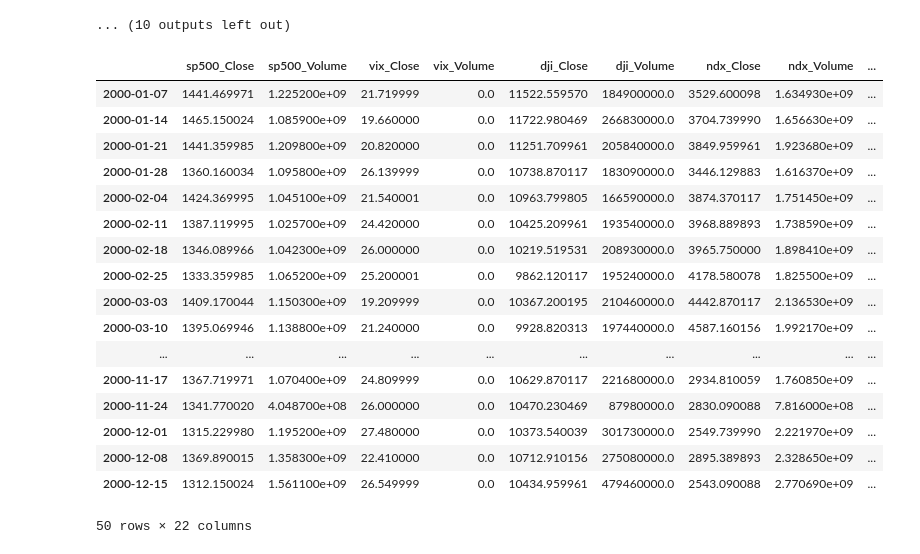
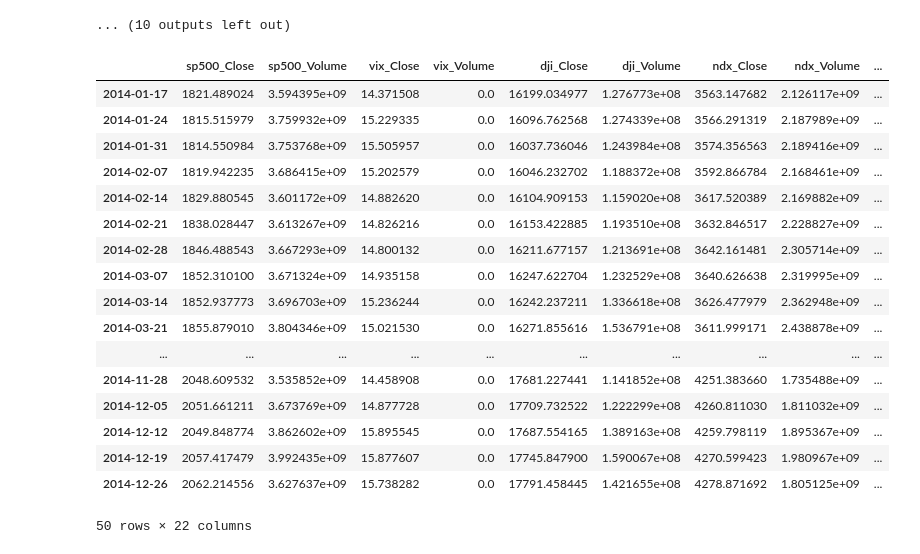
Before and after one commit to silvanaribeiro/dissertacao, a Jupyter notebook: 06.02_Imputing with Tsmoothie Kalman FIlter.ipynb, the cells around one changed output. Saved outputs shown, nothing was run; the diff lists cells and outputs as text; code cells hidden in the pictures.

```diff
--- a/06.02_Imputing with Tsmoothie Kalman FIlter.ipynb
+++ b/06.02_Imputing with Tsmoothie Kalman FIlter.ipynb
@@ -16,7 +16,7 @@ df_train = df.loc['2000-01-01':'2015-01-01'] #Selecting training data
 smoother_train = KalmanSmoother(component='level_longseason',
                           component_noise={'level':0.1, 'longseason':0.1},
                           n_longseasons=365)
-smoother_train.smooth(df_train.T)
+smoother_train = smoother_train.smooth(df_train.T)
 
 smoother_test = KalmanSmoother(component='level_longseason',
                           component_noise={'level':0.1, 'longseason':0.1},
@@ -65,26 +65,26 @@ for i, name in enumerate(df_test.columns):
 [figure]
 ... (10 outputs left out)
 # %%
-df_train_complete = pd.DataFrame(data = smoother_train.data.T, index = df_train.index, columns= df_train.columns)
-df_test_complete = pd.DataFrame(data = smoother_test.data.T, index = df_test.index, columns= df_test.columns)
+df_train_complete = pd.DataFrame(data = smoother_train.smooth_data.T, index = df_train.index, columns= df_train.columns)
+df_test_complete = pd.DataFrame(data = smoother_test.smooth_data.T, index = df_test.index, columns= df_test.columns)
 # %%
-df_train_complete.head(50)
+df_train_complete.tail(50)
 # %% [output]
 |  | sp500_Close | sp500_Volume | vix_Close | vix_Volume | dji_Close | dji_Volume | ndx_Close | ndx_Volume | ... |
-| 2000-01-07 | 1441.469971 | 1.225200e+09 | 21.719999 | 0.0 | 11522.559570 | 184900000.0 | 3529.600098 | 1.634930e+09 | ... |
-| 2000-01-14 | 1465.150024 | 1.085900e+09 | 19.660000 | 0.0 | 11722.980469 | 266830000.0 | 3704.739990 | 1.656630e+09 | ... |
-| 2000-01-21 | 1441.359985 | 1.209800e+09 | 20.820000 | 0.0 | 11251.709961 | 205840000.0 | 3849.959961 | 1.923680e+09 | ... |
-| 2000-01-28 | 1360.160034 | 1.095800e+09 | 26.139999 | 0.0 | 10738.870117 | 183090000.0 | 3446.129883 | 1.616370e+09 | ... |
-| 2000-02-04 | 1424.369995 | 1.045100e+09 | 21.540001 | 0.0 | 10963.799805 | 166590000.0 | 3874.370117 | 1.751450e+09 | ... |
-| 2000-02-11 | 1387.119995 | 1.025700e+09 | 24.420000 | 0.0 | 10425.209961 | 193540000.0 | 3968.889893 | 1.738590e+09 | ... |
-| 2000-02-18 | 1346.089966 | 1.042300e+09 | 26.000000 | 0.0 | 10219.519531 | 208930000.0 | 3965.750000 | 1.898410e+09 | ... |
-| 2000-02-25 | 1333.359985 | 1.065200e+09 | 25.200001 | 0.0 | 9862.120117 | 195240000.0 | 4178.580078 | 1.825500e+09 | ... |
-| 2000-03-03 | 1409.170044 | 1.150300e+09 | 19.209999 | 0.0 | 10367.200195 | 210460000.0 | 4442.870117 | 2.136530e+09 | ... |
-| 2000-03-10 | 1395.069946 | 1.138800e+09 | 21.240000 | 0.0 | 9928.820313 | 197440000.0 | 4587.160156 | 1.992170e+09 | ... |
+| 2014-01-17 | 1821.489024 | 3.594395e+09 | 14.371508 | 0.0 | 16199.034977 | 1.276773e+08 | 3563.147682 | 2.126117e+09 | ... |
+| 2014-01-24 | 1815.515979 | 3.759932e+09 | 15.229335 | 0.0 | 16096.762568 | 1.274339e+08 | 3566.291319 | 2.187989e+09 | ... |
+| 2014-01-31 | 1814.550984 | 3.753768e+09 | 15.505957 | 0.0 | 16037.736046 | 1.243984e+08 | 3574.356563 | 2.189416e+09 | ... |
+| 2014-02-07 | 1819.942235 | 3.686415e+09 | 15.202579 | 0.0 | 16046.232702 | 1.188372e+08 | 3592.866784 | 2.168461e+09 | ... |
+| 2014-02-14 | 1829.880545 | 3.601172e+09 | 14.882620 | 0.0 | 16104.909153 | 1.159020e+08 | 3617.520389 | 2.169882e+09 | ... |
+| 2014-02-21 | 1838.028447 | 3.613267e+09 | 14.826216 | 0.0 | 16153.422885 | 1.193510e+08 | 3632.846517 | 2.228827e+09 | ... |
+| 2014-02-28 | 1846.488543 | 3.667293e+09 | 14.800132 | 0.0 | 16211.677157 | 1.213691e+08 | 3642.161481 | 2.305714e+09 | ... |
+| 2014-03-07 | 1852.310100 | 3.671324e+09 | 14.935158 | 0.0 | 16247.622704 | 1.232529e+08 | 3640.626638 | 2.319995e+09 | ... |
+| 2014-03-14 | 1852.937773 | 3.696703e+09 | 15.236244 | 0.0 | 16242.237211 | 1.336618e+08 | 3626.477979 | 2.362948e+09 | ... |
+| 2014-03-21 | 1855.879010 | 3.804346e+09 | 15.021530 | 0.0 | 16271.855616 | 1.536791e+08 | 3611.999171 | 2.438878e+09 | ... |
 | ... | ... | ... | ... | ... | ... | ... | ... | ... | ... |
-| 2000-11-17 | 1367.719971 | 1.070400e+09 | 24.809999 | 0.0 | 10629.870117 | 221680000.0 | 2934.810059 | 1.760850e+09 | ... |
-| 2000-11-24 | 1341.770020 | 4.048700e+08 | 26.000000 | 0.0 | 10470.230469 | 87980000.0 | 2830.090088 | 7.816000e+08 | ... |
-| 2000-12-01 | 1315.229980 | 1.195200e+09 | 27.480000 | 0.0 | 10373.540039 | 301730000.0 | 2549.739990 | 2.221970e+09 | ... |
-| 2000-12-08 | 1369.890015 | 1.358300e+09 | 22.410000 | 0.0 | 10712.910156 | 275080000.0 | 2895.389893 | 2.328650e+09 | ... |
-| 2000-12-15 | 1312.150024 | 1.561100e+09 | 26.549999 | 0.0 | 10434.959961 | 479460000.0 | 2543.090088 | 2.770690e+09 | ... |
+| 2014-11-28 | 2048.609532 | 3.535852e+09 | 14.458908 | 0.0 | 17681.227441 | 1.141852e+08 | 4251.383660 | 1.735488e+09 | ... |
+| 2014-12-05 | 2051.661211 | 3.673769e+09 | 14.877728 | 0.0 | 17709.732522 | 1.222299e+08 | 4260.811030 | 1.811032e+09 | ... |
+| 2014-12-12 | 2049.848774 | 3.862602e+09 | 15.895545 | 0.0 | 17687.554165 | 1.389163e+08 | 4259.798119 | 1.895367e+09 | ... |
+| 2014-12-19 | 2057.417479 | 3.992435e+09 | 15.877607 | 0.0 | 17745.847900 | 1.590067e+08 | 4270.599423 | 1.980967e+09 | ... |
+| 2014-12-26 | 2062.214556 | 3.627637e+09 | 15.738282 | 0.0 | 17791.458445 | 1.421655e+08 | 4278.871692 | 1.805125e+09 | ... |
 50 rows × 22 columns
```
Also changed, not shown: parts of 5 cells of this notebook, 11 other files.
